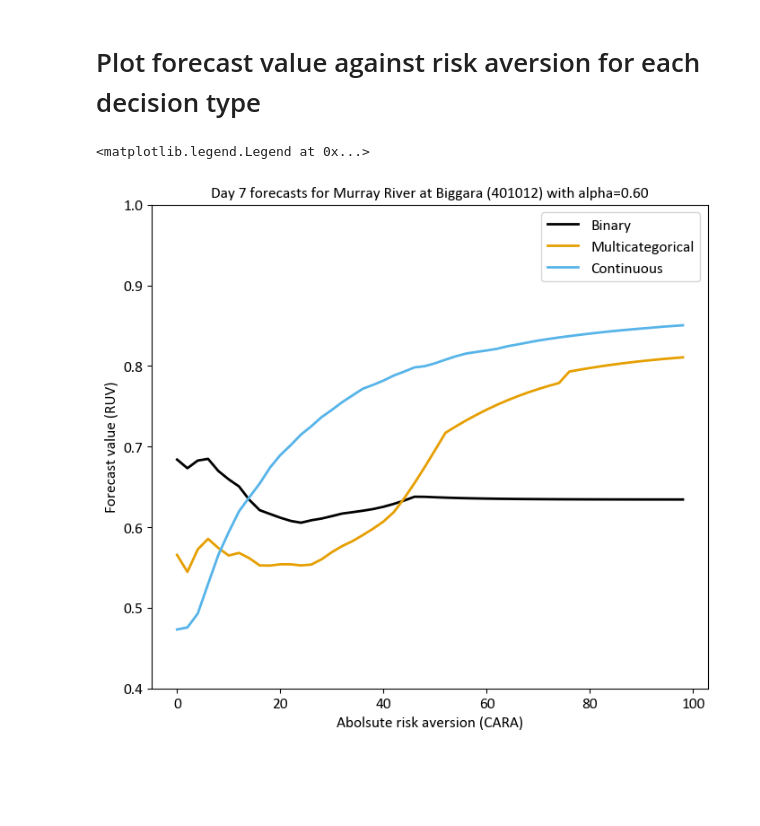
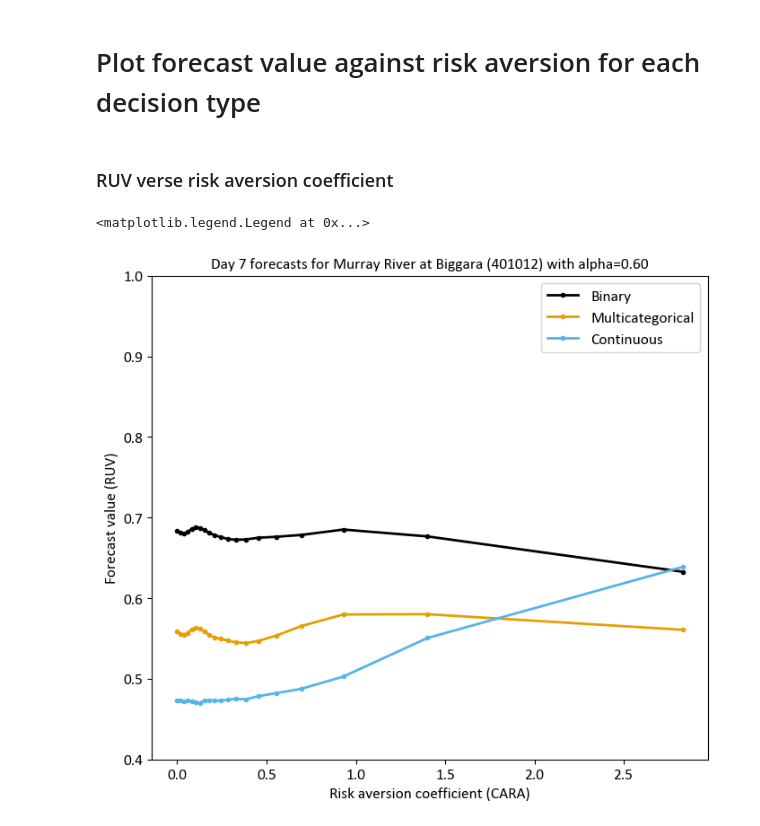
Before and after one commit to richardlaugesen/ruvpy, a Jupyter notebook: examples/example_2.ipynb, the cells around one changed output. Saved outputs shown, nothing was run; the diff lists cells and outputs as text; code cells hidden in the pictures; blank space fills up the shorter version.

Commit message:
Plot against risk premium

```diff
--- a/examples/example_2.ipynb
+++ b/examples/example_2.ipynb
@@ -47,10 +47,13 @@ print(obs.shape, fcst_ens.shape, clim_ens.shape)
 (276,) (276, 100) (276, 496)
 # %% [markdown]
 # Define decision context
+# %%
+max_loss = 5
+risk_premium_step = 0.02
 # %%
 decision_definition = {
     'alphas': np.array([0.6]),
-    'damage_function': [logistic_zero, {'A': 1, 'k': 0.5, 'threshold': np.nanquantile(obs, 0.9)}],
+    'damage_function': [logistic_zero, {'A': max_loss, 'k': 0.5, 'threshold': np.nanquantile(obs, 0.9)}],
     'economic_model': [cost_loss, cost_loss_analytical_spend],
     'decision_method': 'optimise_over_forecast_distribution'
 }
@@ -59,10 +62,15 @@ ref = clim_ens  # use 14-day moving average climatology as reference forecast (p
 # %% [markdown]
 # Define sets of risk aversion and decision type
 # %%
-risk_aversions = np.arange(0, 100, 2)
+risk_premiums = np.arange(0.001, 1, risk_premium_step)
+risk_aversions = [risk_premium_coef_to_risk_aversion_coef(risk_premium, max_loss) for risk_premium in risk_premiums]
 decision_types = ['Binary', 'Multicategorical', 'Continuous']
 # %% [markdown]
 # Calculate RUV over these sets
 
 ### Complete the decision context using each combination of risk aversion and decision type before calculating RUV
+# %%
+results = pd.DataFrame(columns=decision_types, index=risk_aversions)
+results['risk_premium'] = risk_premiums
+#results
 # %%
@@ -86,15 +92,17 @@ for risk_aversion in risk_aversions:
         results.loc[risk_aversion, decision_type] = result['ruv'][0]
 # %% [markdown]
 # Plot forecast value against risk aversion for each decision type
+# %% [markdown]
+### RUV verse risk aversion coefficient
 # %%
 for i, decision_type in enumerate(decision_types):
-    plt.plot(results[decision_type], color=list(colors.values())[i], linewidth=2, alpha=1.0, label=decision_type)
+    plt.plot(results[decision_type], color=list(colors.values())[i], linewidth=2, linestyle='-', marker='.', alpha=1.0, label=decision_type)
 plt.axhline(0, color='grey', linewidth=0.5, alpha=0.3, linestyle='dotted')
 plt.ylim(0.4, 1)
-plt.xlabel('Abolsute risk aversion (CARA)')
+plt.xlabel('Risk aversion coefficient (CARA)')
 plt.ylabel('Forecast value (RUV)')
 plt.title('Day 7 forecasts for Murray River at Biggara (401012) with alpha=%.2f' % decision_definition['alphas'][0], fontsize='medium')
 plt.legend()
 # %% [output]
 <matplotlib.legend.Legend at 0x...>
-[figure, old version]
+[figure, new version]
```
Also changed, not shown: parts of 3 cells of this notebook.
